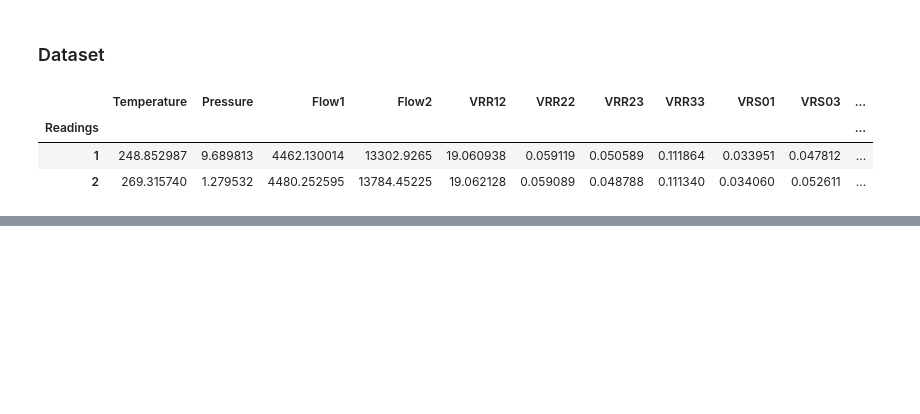
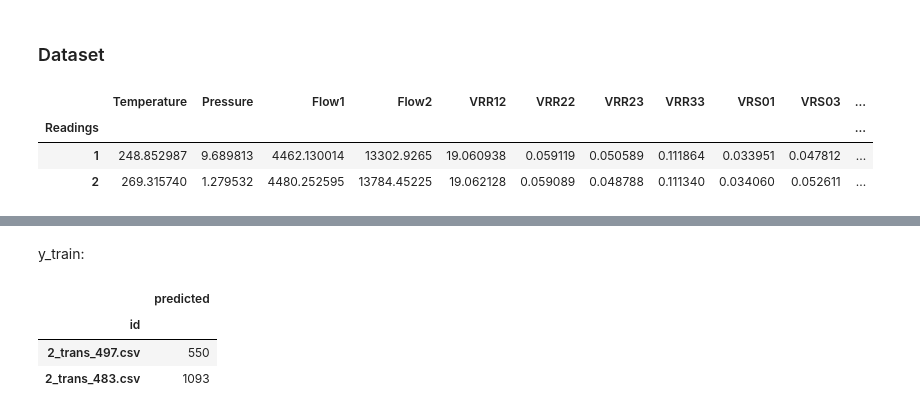
Before and after one commit to waico/tsad, a Jupyter notebook: Tutorials/datasets-importing.ipynb, the cells around one changed output, grey strips where cells are left out. Cells and saved outputs as stored; diff of their text form; code cells hidden in the pictures; blank space fills up the shorter version.

```diff
--- a/Tutorials/datasets-importing.ipynb
+++ b/Tutorials/datasets-importing.ipynb
@@ -267,0 +317,9 @@ dataset.frame.head(2)
+# %% [markdown]
+y_train:
+# %%
+dataset.frame[2].head(2)
+# %% [output]
+|  | predicted |
+| id |  |
+| 2_trans_497.csv | 550 |
+| 2_trans_483.csv | 1093 |
```
Also changed, not shown: parts of 14 cells of this notebook, 1 other file.
